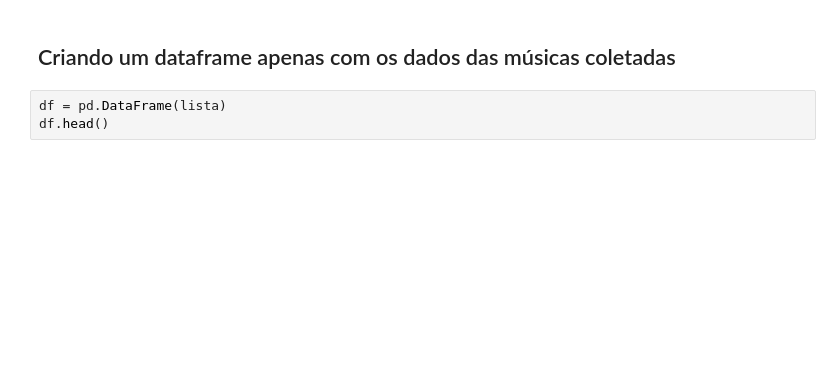
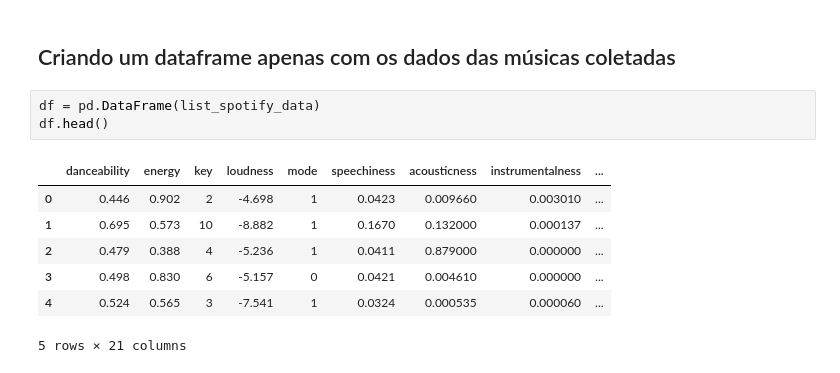
Before and after one commit to julianyraiol/analysis-music-data-pipeline, a Jupyter notebook: notebook/spotipy.ipynb, the cells around one changed output. Drawn from its saved outputs; the diff is of its cells as text; blank space fills up the shorter version.

```diff
--- a/notebook/spotipy.ipynb
+++ b/notebook/spotipy.ipynb
@@ -141,7 +168,15 @@ for url in track_list:
 # %% [markdown]
 ## Criando um dataframe apenas com os dados das músicas coletadas
 # %%
-df = pd.DataFrame(lista)
+df = pd.DataFrame(list_spotify_data)
 df.head()
+# %% [output]
+|  | danceability | energy | key | loudness | mode | speechiness | acousticness | instrumentalness | ... |
+| 0 | 0.446 | 0.902 | 2 | -4.698 | 1 | 0.0423 | 0.009660 | 0.003010 | ... |
+| 1 | 0.695 | 0.573 | 10 | -8.882 | 1 | 0.1670 | 0.132000 | 0.000137 | ... |
+| 2 | 0.479 | 0.388 | 4 | -5.236 | 1 | 0.0411 | 0.879000 | 0.000000 | ... |
+| 3 | 0.498 | 0.830 | 6 | -5.157 | 0 | 0.0421 | 0.004610 | 0.000000 | ... |
+| 4 | 0.524 | 0.565 | 3 | -7.541 | 1 | 0.0324 | 0.000535 | 0.000060 | ... |
+5 rows × 21 columns
 # %%
 df.columns
```
Also changed, not shown: parts of 10 cells of this notebook, 1 other file.
